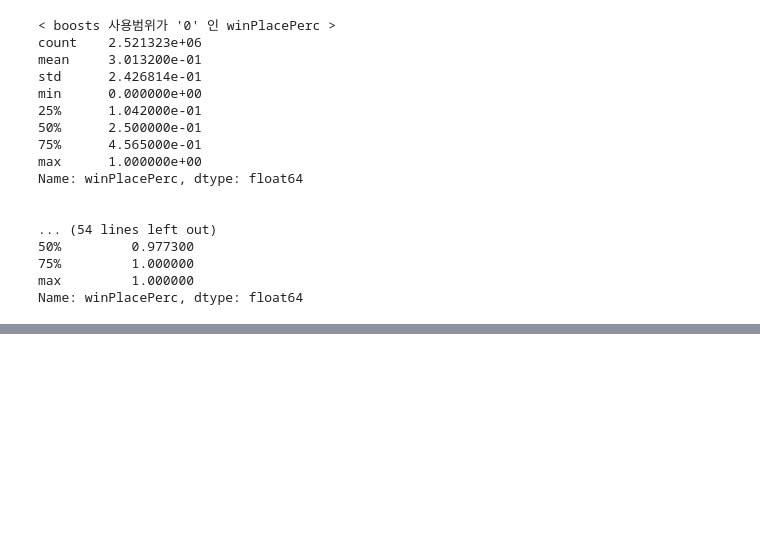
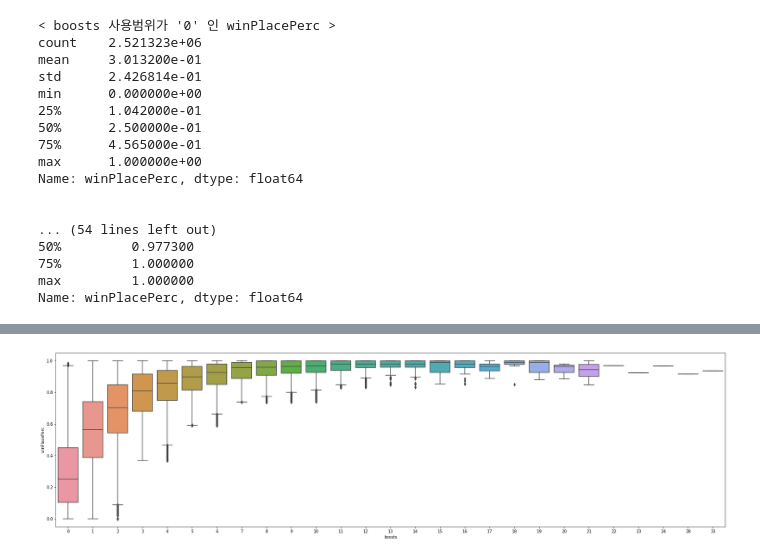
Before and after one commit to gitae0130/mini_project, a Jupyter notebook: project.ipynb, the cells around one changed output, grey strips where cells are left out. Cells and saved outputs as stored; diff of their text form; code cells hidden in the pictures; blank space fills up the shorter version.

```diff
--- a/project.ipynb
+++ b/project.ipynb
@@ -632,0 +669,7 @@ print(upper_b0 ,lower_b0)
+# %%
+boost1 = train_copy[(train_copy['boostsCate'] == '0')&(train_copy['winPlacePerc'] <= 0.9849)]
+boost2 = train_copy[(train_copy['boostsCate'] == '1-2')]
+boost3 = train_copy[(train_copy['boostsCate'] == '3-4')&(train_copy['winPlacePerc']>=0.3704)]
+boost4 = train_copy[(train_copy['boostsCate'] == '5-6')&(train_copy['winPlacePerc']>=0.5905)]
+boost5 = train_copy[(train_copy['boostsCate'] == '7-10')&(train_copy['winPlacePerc']>=0.7379)]
+boost6 = train_copy[(train_copy['boostsCate'] == '10+')&(train_copy['winPlacePerc']>=0.8295)]
@@ -632,0 +706,3 @@ print(upper_b0 ,lower_b0)
+# %%
+boosts_all = pd.concat([boost1,boost2,boost3,boost4,boost5,boost6],join='inner')
+boosts_all
@@ -632,0 +739,7 @@ print(upper_b0 ,lower_b0)
+# %%
+boosts_all['boostsCate']=pd.cut(boosts_all['boosts'],bins,labels=labels_boosts)
+plt.figure(figsize=(30, 8))
+sns.boxplot(x='boosts',y='winPlacePerc',data=boosts_all,width = 0.8)
+plt.show()
+# %% [output]
+[figure, added]
```
Also changed, not shown: parts of 18 cells of this notebook.
